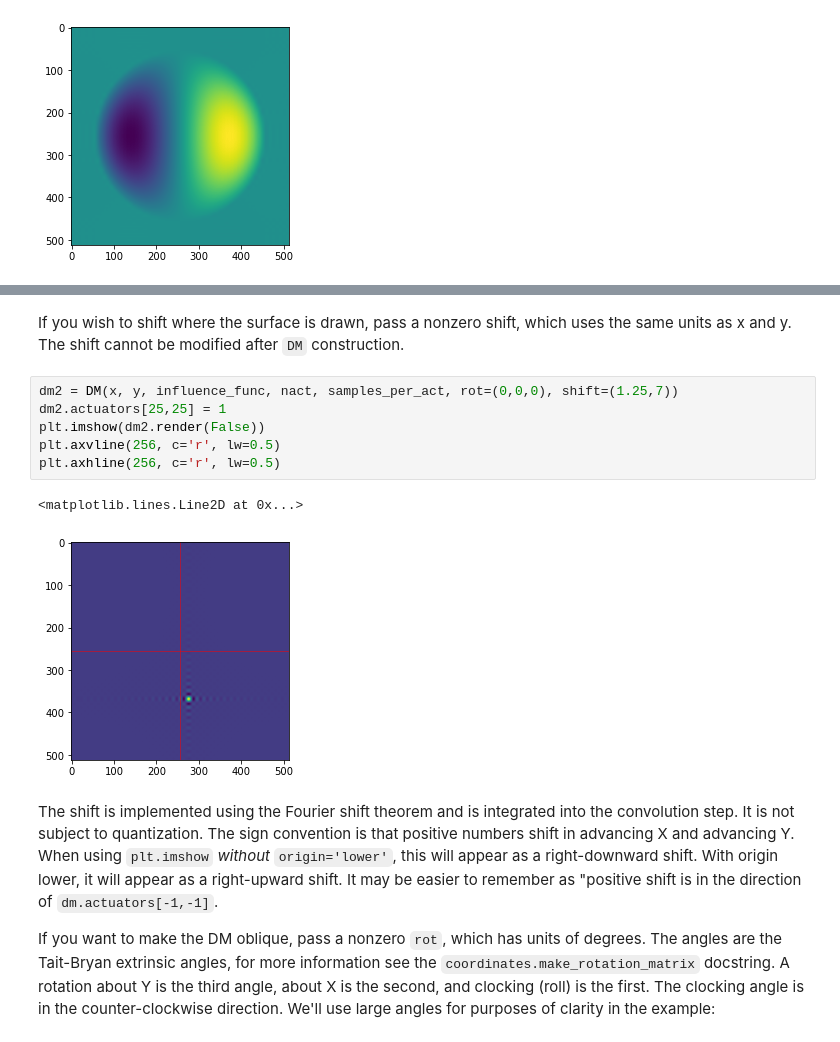
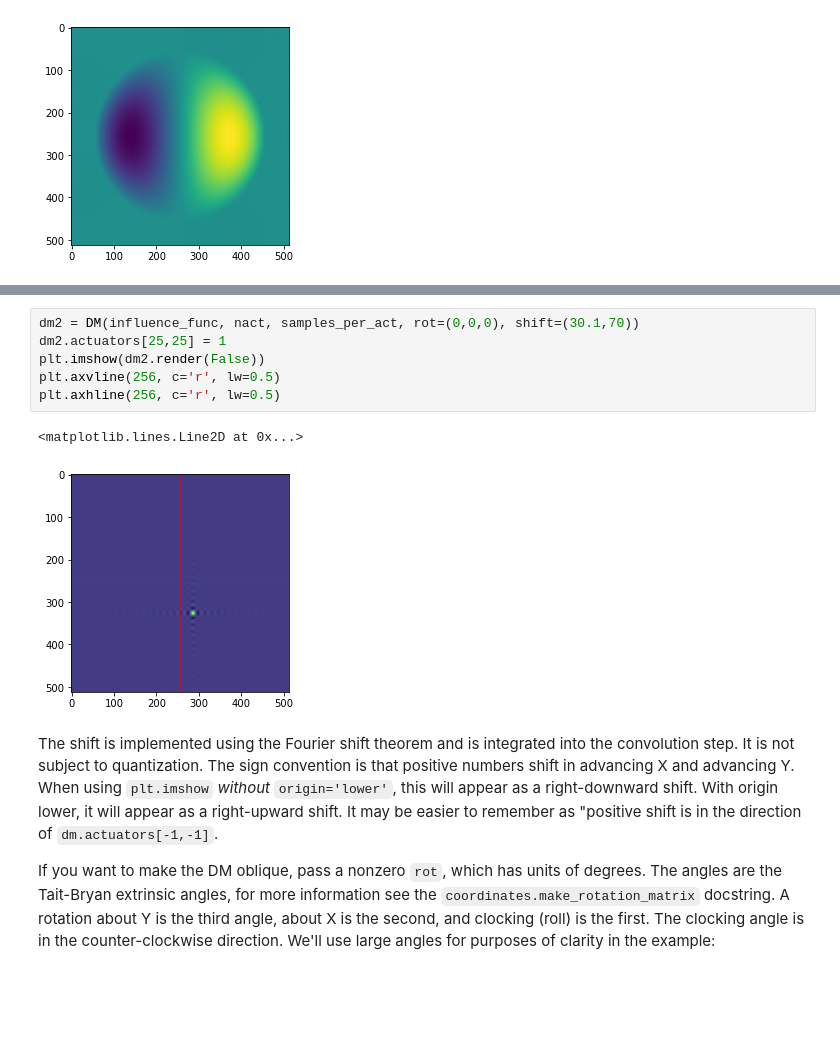
Before and after one commit to brandondube/prysm, a Jupyter notebook: docs/source/explanation/Deformable Mirrors.ipynb, the cells around one changed output, grey strips where cells are left out. Saved outputs shown, nothing was run; the diff lists cells and outputs as text; blank space fills up the shorter version.

```diff
--- a/docs/source/explanation/Deformable Mirrors.ipynb
+++ b/docs/source/explanation/Deformable Mirrors.ipynb
@@ -123,14 +112,12 @@ plt.imshow(dm2.render(False))
-# %% [markdown]
-If you wish to shift where the surface is drawn, pass a nonzero shift, which uses the same units as x and y.  The shift cannot be modified after `DM` construction.
 # %%
-dm2 = DM(x, y, influence_func, nact, samples_per_act, rot=(0,0,0), shift=(1.25,7))
+dm2 = DM(influence_func, nact, samples_per_act, rot=(0,0,0), shift=(30.1,70))
 dm2.actuators[25,25] = 1
 plt.imshow(dm2.render(False))
 plt.axvline(256, c='r', lw=0.5)
 plt.axhline(256, c='r', lw=0.5)
 # %% [output]
 <matplotlib.lines.Line2D at 0x...>
-[figure, old version]
+[figure, new version]
 # %% [markdown]
 The shift is implemented using the Fourier shift theorem and is integrated into the convolution step.  It is not subject to quantization.  The sign convention is that positive numbers shift in advancing X and advancing Y.  When using `plt.imshow` _without_ `origin='lower'`, this will appear as a right-downward shift.  With origin lower, it will appear as a right-upward shift.  It may be easier to remember as "positive shift is in the direction of `dm.actuators[-1,-1]`.
 
```
Also changed, not shown: parts of 14 cells of this notebook, 1 other file.
